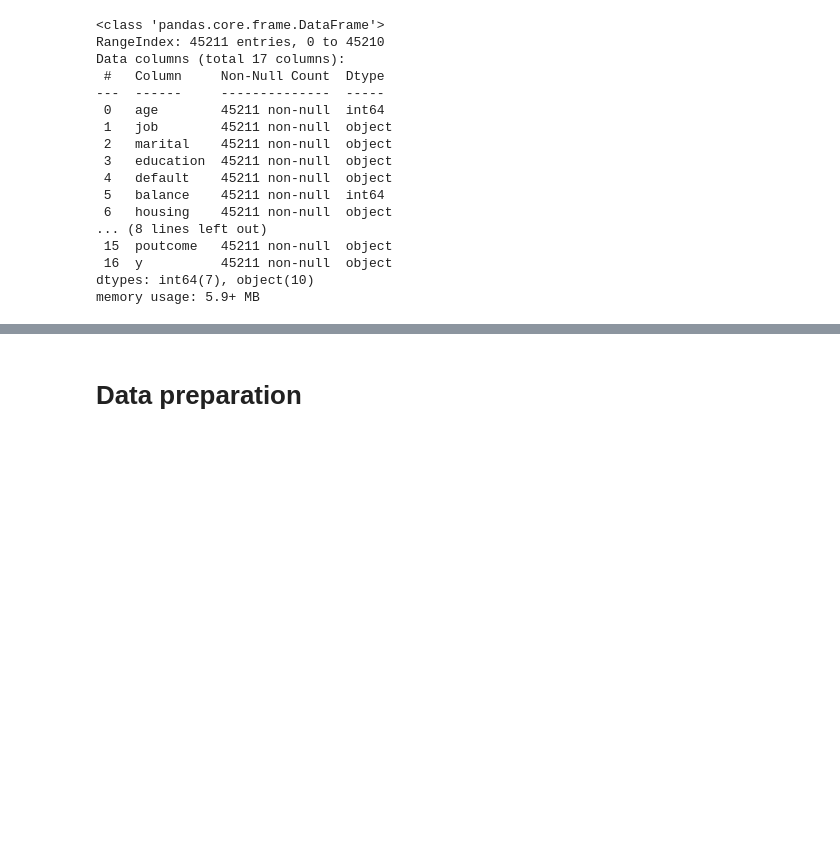
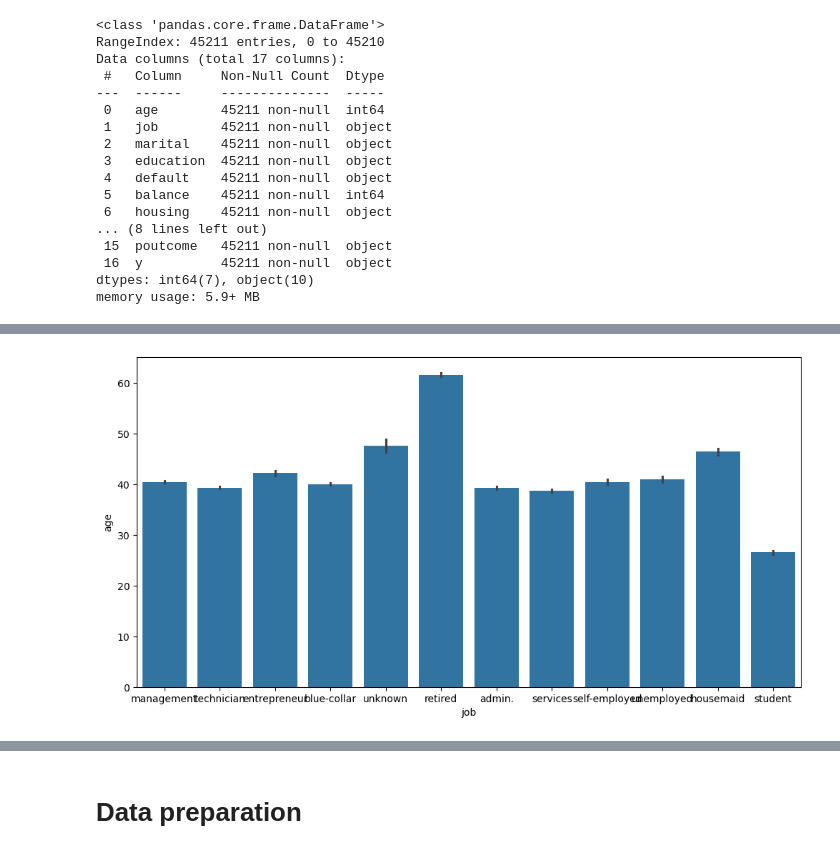
Before and after one commit to navaneeth1612/Assignment-06-Logistic-Regression, a Jupyter notebook: Assignment-06-Logistic Regression.ipynb, the cells around one changed output, grey strips where cells are left out. Cells and saved outputs as stored; diff of their text form; code cells hidden in the pictures; blank space fills up the shorter version.

```diff
--- a/Assignment-06-Logistic Regression.ipynb
+++ b/Assignment-06-Logistic Regression.ipynb
@@ -100,0 +176,6 @@ memory usage: 5.9+ MB
+# %%
+f, ax = plt.subplots(figsize=(12,6))
+
+sns.barplot(x='job',y='age' , data=bank_data);
+# %% [output]
+[figure, added]
```
Also changed, not shown: parts of 24 cells of this notebook.
